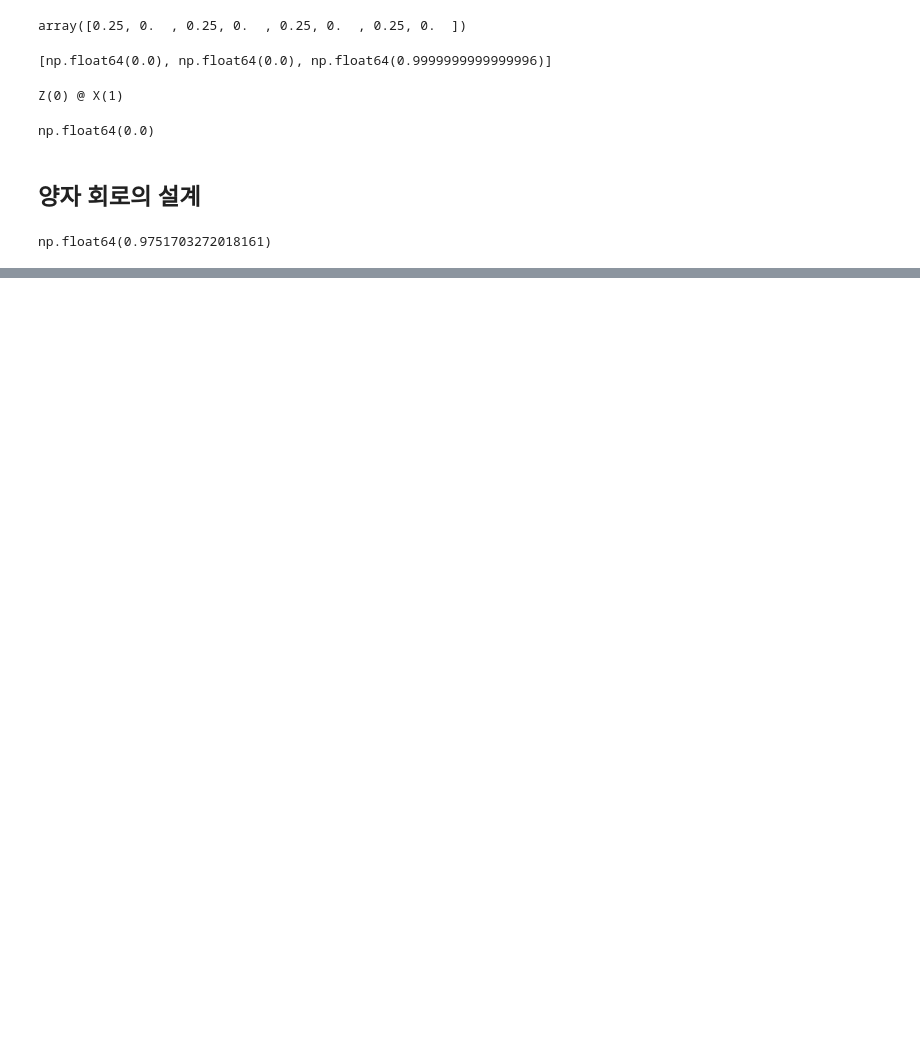
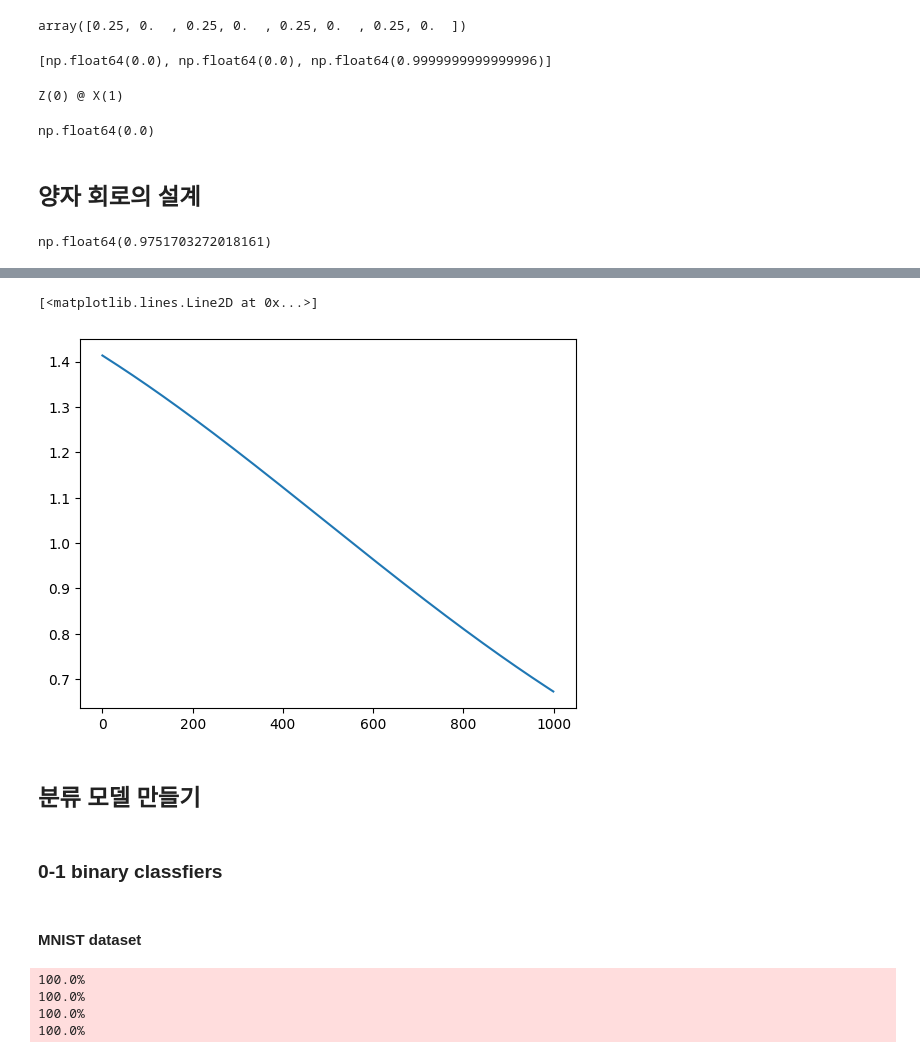
Before and after one commit to dk-moon/quantum-ai-competition, a Jupyter notebook: tutorial/QuantumMachineLearningGuide.ipynb, the cells around one changed output, grey strips where cells are left out. Cells and saved outputs as stored; diff of their text form; code cells hidden in the pictures; blank space fills up the shorter version.

```diff
--- a/tutorial/QuantumMachineLearningGuide.ipynb
+++ b/tutorial/QuantumMachineLearningGuide.ipynb
@@ -128,0 +183,23 @@ np.float64(0.9751703272018161)
+# %%
+optim = Adam([parameter], lr=0.001)
+# %%
+input_data = torch.rand(1)
+history_e = []
+for i in range(1000):
+    optim.zero_grad()
+    result = single_qubit_circuit(input_data,parameter)+1
+    loss = (result)
+    loss.backward()
+    history_e.append(result.item())
+    optim.step()
+# %%
+plt.plot(history_e, label='Energy')
+# %% [output]
+[<matplotlib.lines.Line2D at 0x...>]
+[figure, added]
+# %% [markdown]
+## 분류 모델 만들기
+# %% [markdown]
+### 0-1 binary classfiers
+# %% [markdown]
+#### MNIST dataset
@@ -128,0 +210,12 @@ np.float64(0.9751703272018161)
+# %%
+transform = torchvision.transforms.Compose([
+    torchvision.transforms.ToTensor(),
+    torchvision.transforms.Normalize((0.1307,), (0.3081,))
+])
+train_dataset = torchvision.datasets.MNIST("./", train=True, download=True, transform=transform)
+test_dataset = torchvision.datasets.MNIST("./", train=False, download=True, transform=transform)
+# %% [output]
+100.0%
+100.0%
+100.0%
+100.0%
```
Also changed, not shown: parts of 34 cells of this notebook, 2 other files.
